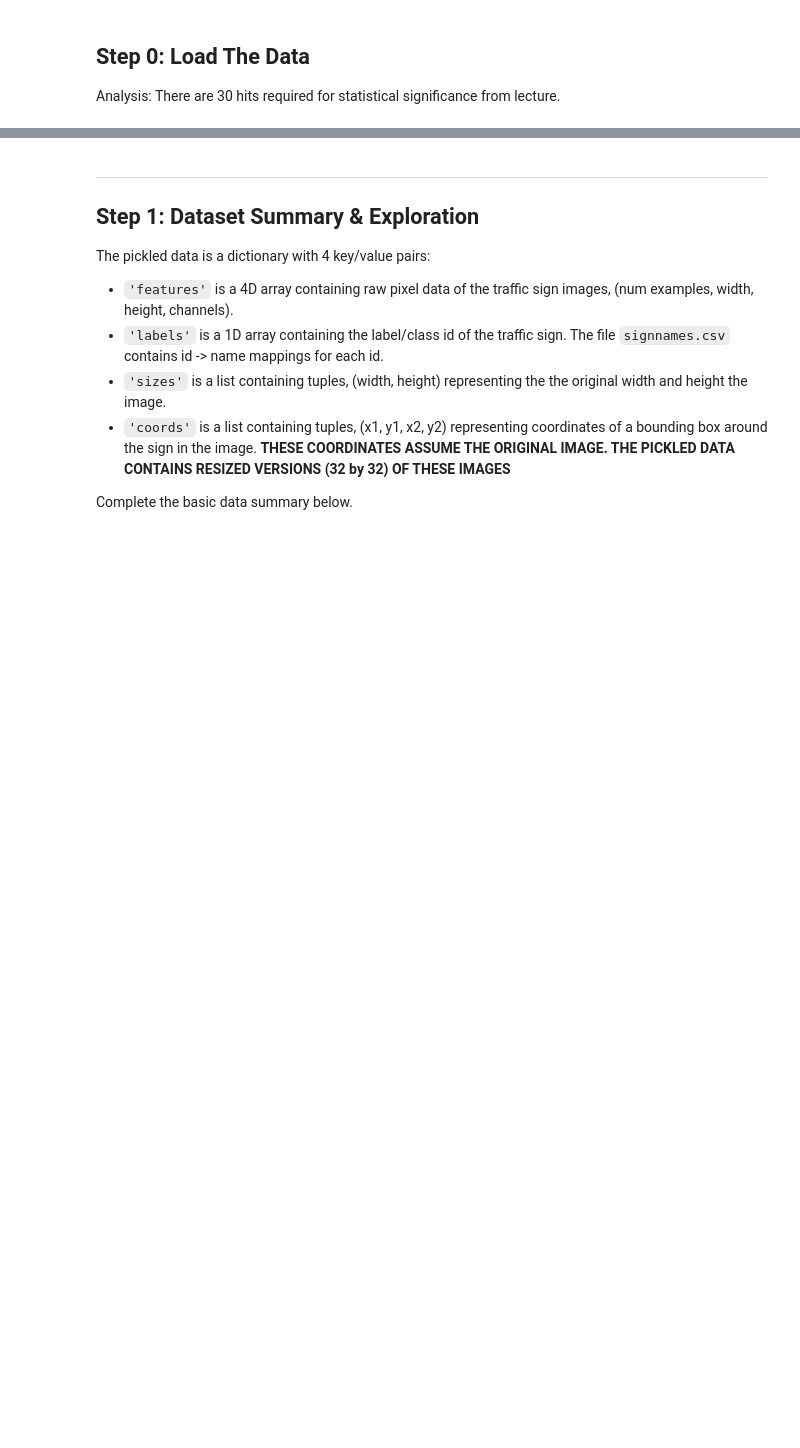
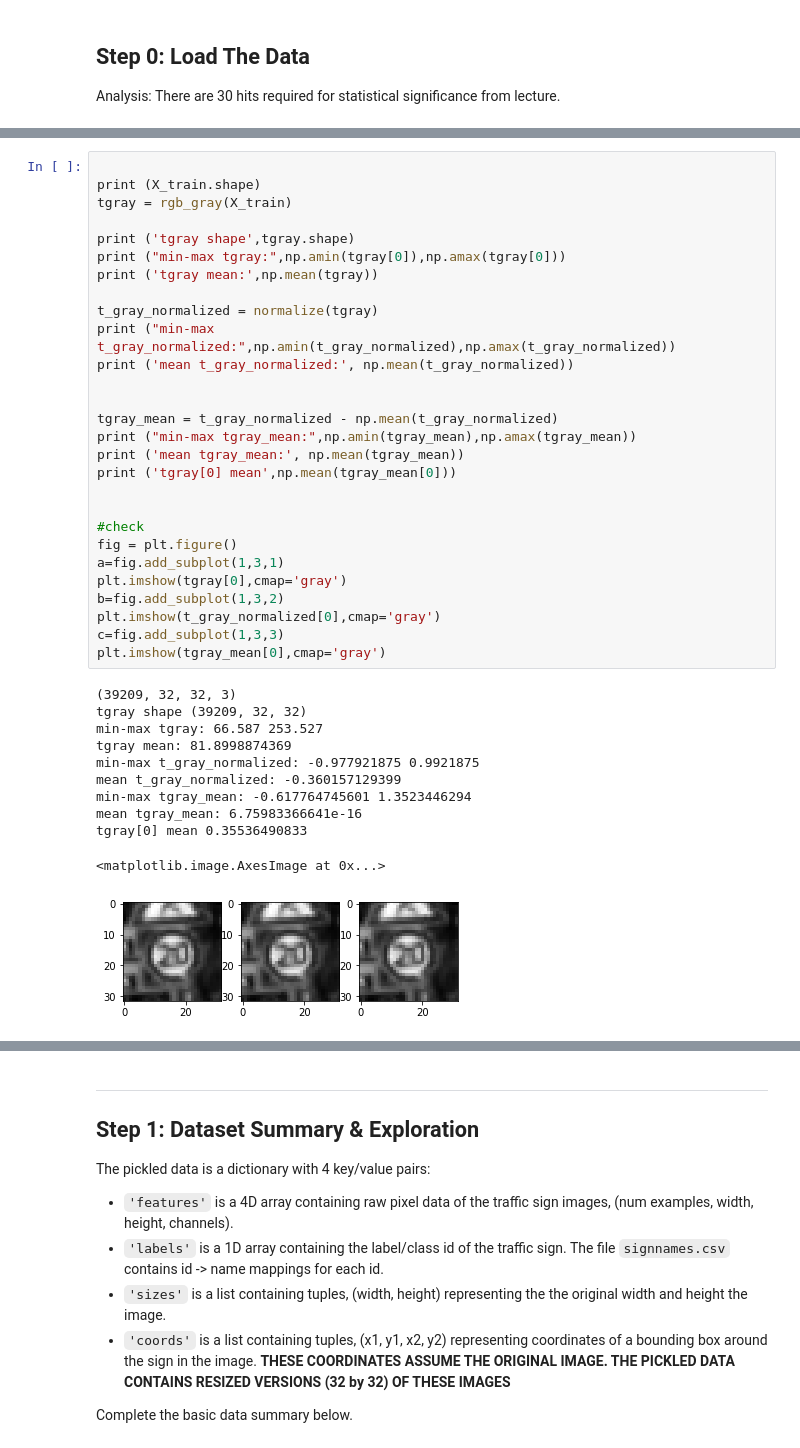
Before and after one commit to dougc333/CarND-Traffic-Sign-Classifier-Project, a Jupyter notebook: Traffic_Sign_Classifier.ipynb, the cells around one changed output, grey strips where cells are left out. Cells and saved outputs as stored; diff of their text form; blank space fills up the shorter version.

```diff
--- a/Traffic_Sign_Classifier.ipynb
+++ b/Traffic_Sign_Classifier.ipynb
@@ -82,0 +162,40 @@ bounding box coordinates of image 0: [ 5  6 24 25]
+# %%
+
+print (X_train.shape)
+tgray = rgb_gray(X_train)
+
+print ('tgray shape',tgray.shape)
+print ("min-max tgray:",np.amin(tgray[0]),np.amax(tgray[0]))
+print ('tgray mean:',np.mean(tgray))
+
+t_gray_normalized = normalize(tgray)
+print ("min-max t_gray_normalized:",np.amin(t_gray_normalized),np.amax(t_gray_normalized))
+print ('mean t_gray_normalized:', np.mean(t_gray_normalized))
+
+
+tgray_mean = t_gray_normalized - np.mean(t_gray_normalized)
+print ("min-max tgray_mean:",np.amin(tgray_mean),np.amax(tgray_mean))
+print ('mean tgray_mean:', np.mean(tgray_mean))
+print ('tgray[0] mean',np.mean(tgray_mean[0]))
+
+
+#check
+fig = plt.figure()
+a=fig.add_subplot(1,3,1)
+plt.imshow(tgray[0],cmap='gray')
+b=fig.add_subplot(1,3,2)
+plt.imshow(t_gray_normalized[0],cmap='gray')
+c=fig.add_subplot(1,3,3)
+plt.imshow(tgray_mean[0],cmap='gray')
+# %% [output]
+(39209, 32, 32, 3)
+tgray shape (39209, 32, 32)
+min-max tgray: 66.587 253.527
+tgray mean: 81.8998874369
+min-max t_gray_normalized: -0.977921875 0.9921875
+mean t_gray_normalized: -0.360157129399
+min-max tgray_mean: -0.617764745601 1.3523446294
+mean tgray_mean: 6.75983366641e-16
+tgray[0] mean 0.35536490833
+<matplotlib.image.AxesImage at 0x...>
+[figure, added]
```
Also changed, not shown: parts of 31 cells of this notebook, 11 other files.
